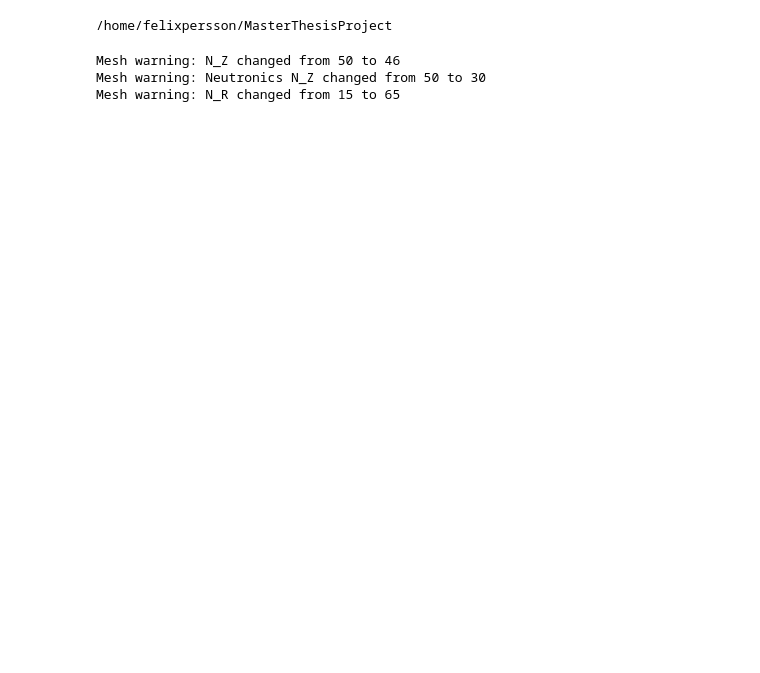
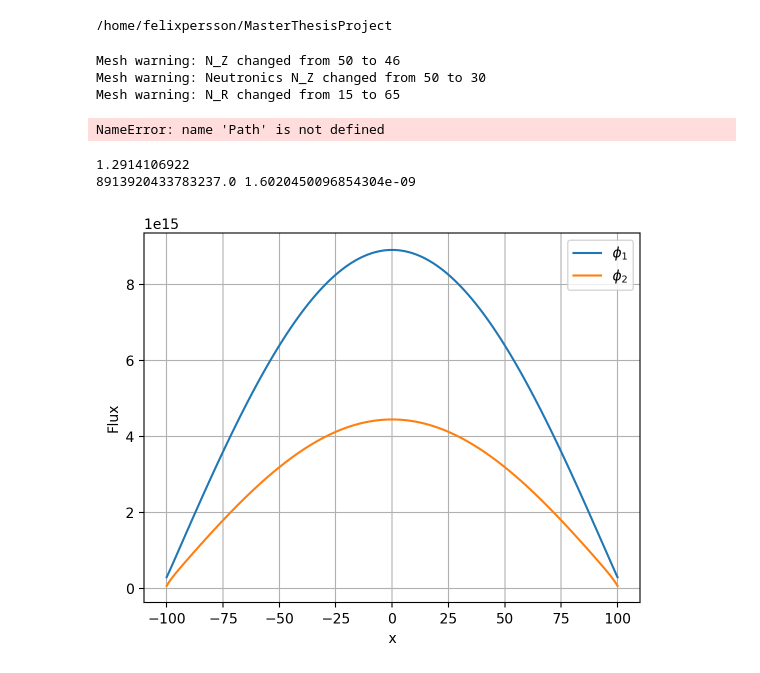
Before and after one commit to Karlandersson02/CoupledHeatPipeReactor, a Jupyter notebook: scripts/neutronics/neutronics_validation.ipynb, the cells around one changed output. Drawn from its saved outputs; the diff is of its cells as text; code cells hidden in the pictures; blank space fills up the shorter version.

Commit message:
WIP: validation script for the neutronic

```diff
--- a/scripts/neutronics/neutronics_validation.ipynb
+++ b/scripts/neutronics/neutronics_validation.ipynb
@@ -31,17 +31,12 @@ mesh = d_class.NeutronicsMesh(
     l = 1.8
 )
 energy = d_class.NeutronicsEnergy(
-    N_G = 8,
+    N_G = 2,
     power = 1000
 )
 cfg = d_class.NeutronicsConfig(mesh, energy)
 
-MODEL_PATH = Path("./utils/rgi_surrogate.joblib")
-interpolator_model = OpenMCTallyGridSurrogate()
-interpolator_model = interpolator_model.load(MODEL_PATH)
-
 neutronics_model = NeutronicsModel(cfg)
-neutronics_model.interpolator_model = interpolator_model
 
 solver = Solver([neutronics_model])
 solver.fsolve()
@@ -64,3 +59,5 @@ ax.set_yscale("log")
 ax.set_title(r"$k_{eff} = $" + f"{k:.2f}")
 
 plt.show()
+# %% [output]
+NameError: name 'Path' is not defined
@@ -66,0 +352,35 @@ plt.show()
+# %%
+result = solve_two_group_slab_marshak(
+    Sigma_a1=0.01,
+    Sigma_a2=0.08,
+    Sigma_s12=0.04,
+    Sigma_s21=0.0,
+    nuSigma_f1=0.005,
+    nuSigma_f2=0.12,
+    Sigma_f1=0.002,
+    Sigma_f2=0.05,
+    D1=1.2,
+    D2=0.35,
+    half_width=100.0,
+    power_per_area=1.0e6,
+    k_bounds=(0.1, 5.0),
+)
+
+print(result["k_eff"])
+print(result["A"], result["C"])
+# %% [output]
+1.2914106922
+8913920433783237.0 1.6020450096854304e-09
+# %%
+x = result["x"]
+
+plt.figure()
+plt.plot(x, result["phi1"], label=r"$\phi_1$")
+plt.plot(x, result["phi2"], label=r"$\phi_2$")
+plt.xlabel("x")
+plt.ylabel("Flux")
+plt.legend()
+plt.grid(True)
+plt.show()
+# %% [output]
+[figure, added]
```
Also changed, not shown: parts of 1 cell of this notebook.
